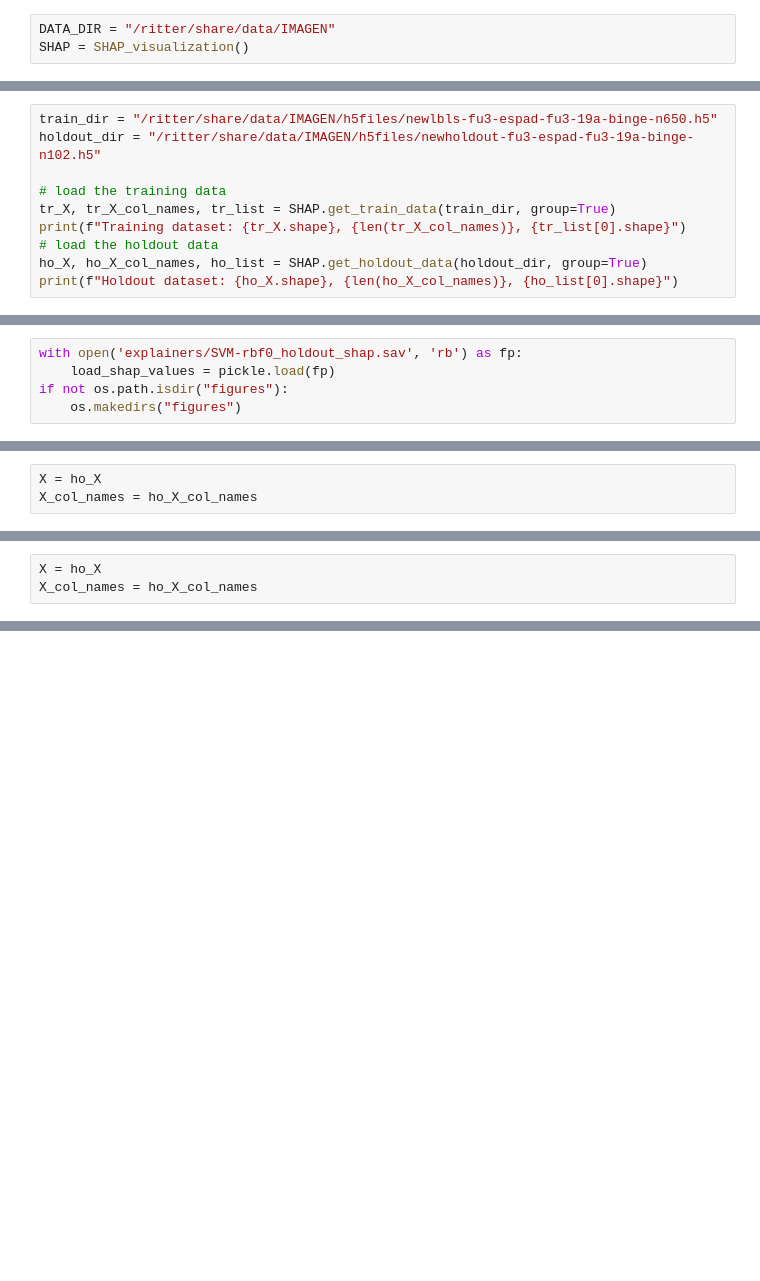
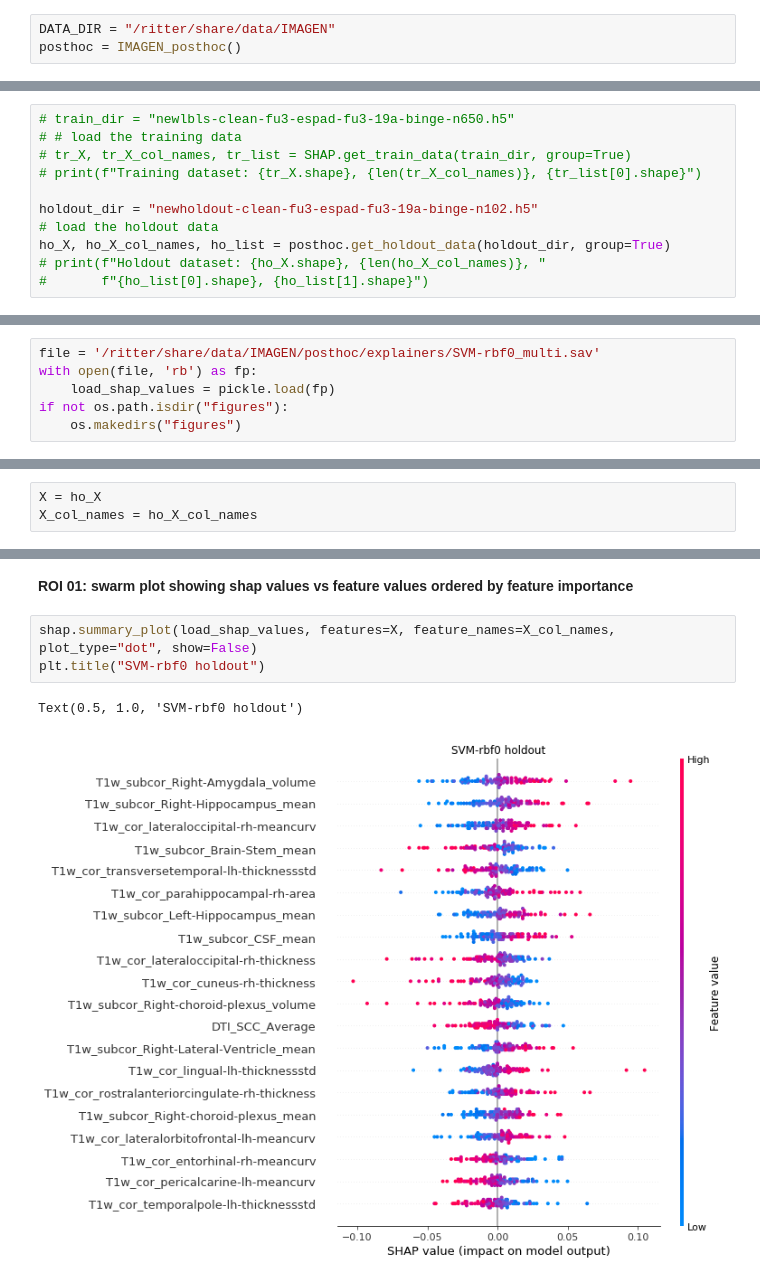
Before and after one commit to RoshanRane/ML_for_IMAGEN, a Jupyter notebook: posthoc_analysis/imagen_VS.ipynb, the cells around one changed output, grey strips where cells are left out. Drawn from its saved outputs; the diff is of its cells as text; blank space fills up the shorter version.

Commit message:
post hoc: VS and the figures

```diff
--- a/posthoc_analysis/imagen_VS.ipynb
+++ b/posthoc_analysis/imagen_VS.ipynb
@@ -24,6 +29,6 @@ Set CPU cores: 8
 # %%
 DATA_DIR = "/ritter/share/data/IMAGEN"
-SHAP = SHAP_visualization()
+posthoc = IMAGEN_posthoc()
 # %% [markdown]
 # 4. Visualization SHAP
 ## 4.1. SHAP values
@@ -36,12 +41,13 @@ MODELS = SHAP.get_model("../results/newlbls-fu3-espad-fu3-19a-binge-*/*/")
 # %% [markdown]
 <b> Load the data </b>
 # %%
-train_dir = "/ritter/share/data/IMAGEN/h5files/newlbls-fu3-espad-fu3-19a-binge-n650.h5"
-holdout_dir = "/ritter/share/data/IMAGEN/h5files/newholdout-fu3-espad-fu3-19a-binge-n102.h5"
+# train_dir = "newlbls-clean-fu3-espad-fu3-19a-binge-n650.h5"
+# # load the training data
+# tr_X, tr_X_col_names, tr_list = SHAP.get_train_data(train_dir, group=True)
+# print(f"Training dataset: {tr_X.shape}, {len(tr_X_col_names)}, {tr_list[0].shape}")
 
-# load the training data
-tr_X, tr_X_col_names, tr_list = SHAP.get_train_data(train_dir, group=True)
-print(f"Training dataset: {tr_X.shape}, {len(tr_X_col_names)}, {tr_list[0].shape}")
+holdout_dir = "newholdout-clean-fu3-espad-fu3-19a-binge-n102.h5"
 # load the holdout data
-ho_X, ho_X_col_names, ho_list = SHAP.get_holdout_data(holdout_dir, group=True)
-print(f"Holdout dataset: {ho_X.shape}, {len(ho_X_col_names)}, {ho_list[0].shape}")
+ho_X, ho_X_col_names, ho_list = posthoc.get_holdout_data(holdout_dir, group=True)
+# print(f"Holdout dataset: {ho_X.shape}, {len(ho_X_col_names)}, "
+#       f"{ho_list[0].shape}, {ho_list[1].shape}")
@@ -94,7 +85,8 @@ print("--- %s seconds ---" % (time.time() - start_time))
 # %% [markdown]
 <b> Load the dataset </b>
 # %%
-with open('explainers/SVM-rbf0_holdout_shap.sav', 'rb') as fp:
+file = '/ritter/share/data/IMAGEN/posthoc/explainers/SVM-rbf0_multi.sav'
+with open(file, 'rb') as fp:
     load_shap_values = pickle.load(fp)
 if not os.path.isdir("figures"):
     os.makedirs("figures")
@@ -137,3 +95,0 @@ Skipping model 'SVM-rbf': 6' as it is taking too long
-# %%
-X = ho_X
-X_col_names = ho_X_col_names
@@ -232,0 +114,8 @@ Skipping model 'SVM-rbf': 6' as it is taking too long
+# %% [markdown]
+<b> ROI 01: swarm plot showing shap values vs feature values ordered by feature importance </b>
+# %%
+shap.summary_plot(load_shap_values, features=X, feature_names=X_col_names, plot_type="dot", show=False)
+plt.title("SVM-rbf0 holdout")
+# %% [output]
+Text(0.5, 1.0, 'SVM-rbf0 holdout')
+[figure, added]
```
Also changed, not shown: parts of 119 cells of this notebook, 7 other files.
